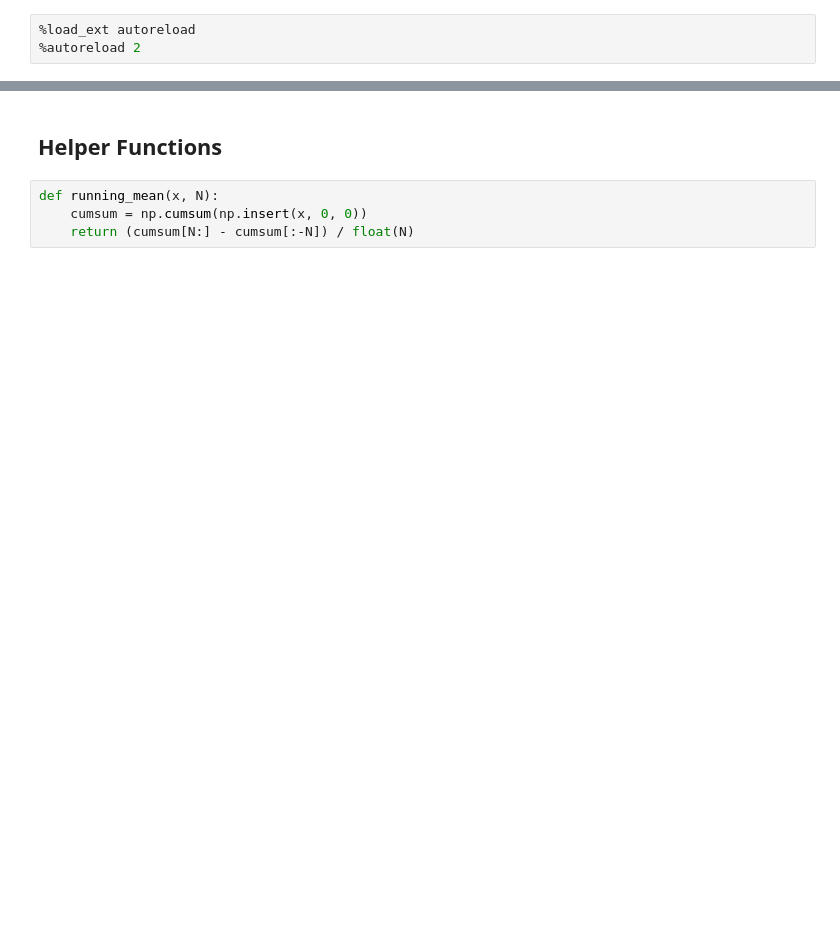
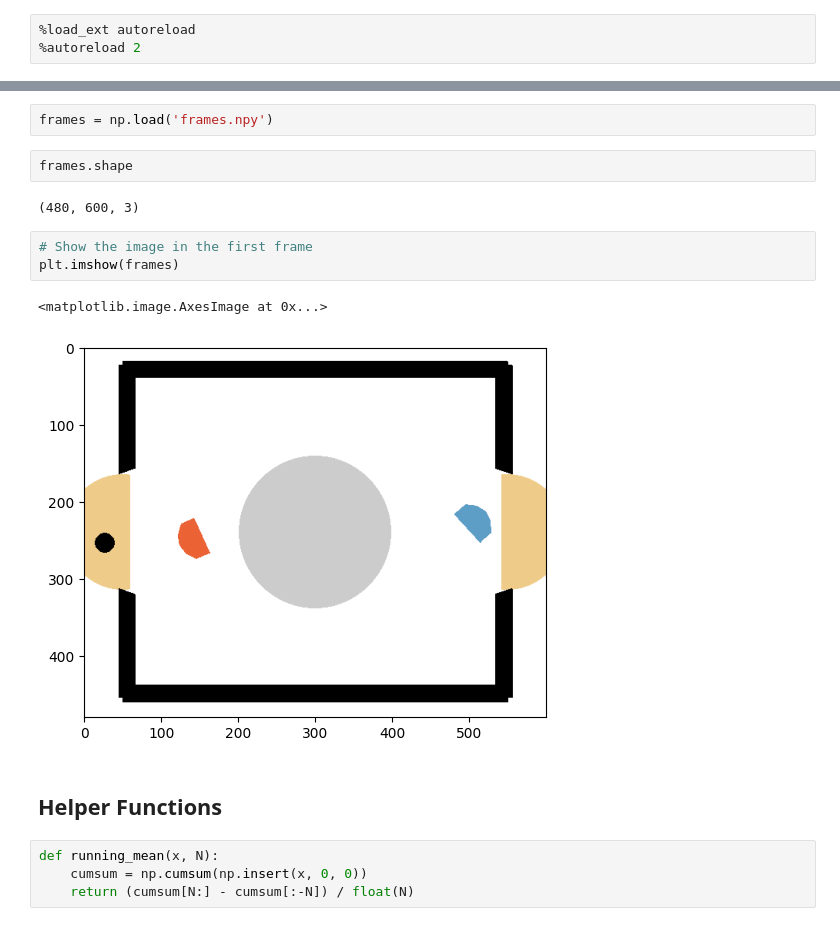
Before and after one commit to kortukov/the_copilots, a Jupyter notebook: ddpg/plotting_results.ipynb, the cells around one changed output, grey strips where cells are left out. Saved outputs shown, nothing was run; the diff lists cells and outputs as text; blank space fills up the shorter version.

```diff
--- a/ddpg/plotting_results.ipynb
+++ b/ddpg/plotting_results.ipynb
@@ -17,3 +20,15 @@ cpu
+# %%
+frames = np.load('frames.npy')
+# %%
+frames.shape
+# %% [output]
+(480, 600, 3)
+# %%
+# Show the image in the first frame
+plt.imshow(frames)
+# %% [output]
+<matplotlib.image.AxesImage at 0x...>
+[figure, added]
 # %% [markdown]
 ## Helper Functions
 # %%
```
Also changed, not shown: parts of 17 cells of this notebook, 4 other files.
